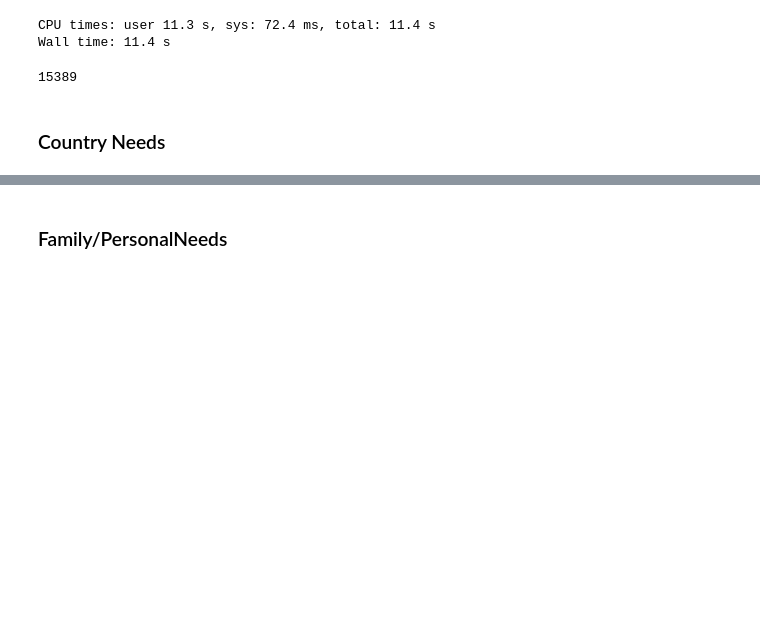
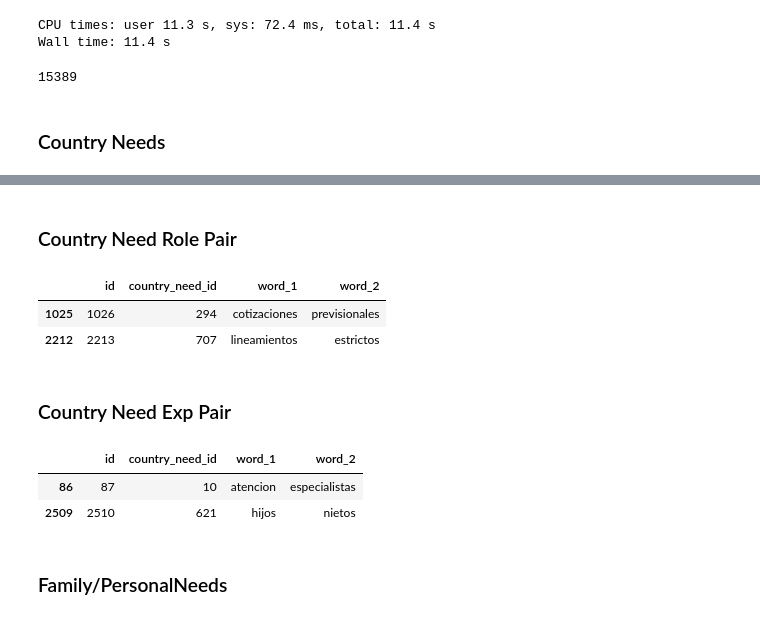
Before and after one commit to ECQQ/preprocessing, a Jupyter notebook: Pipeline.ipynb, the cells around one changed output, grey strips where cells are left out. Drawn from its saved outputs; the diff is of its cells as text; code cells hidden in the pictures; blank space fills up the shorter version.

```diff
--- a/Pipeline.ipynb
+++ b/Pipeline.ipynb
@@ -108,0 +119,12 @@ country_needs.sample(3)
+# %% [markdown]
+### Country Need Role Pair
+# %%
+country_need_role_pair = create_pair_token(country_needs, 'role_tokens', 'country_need_id')
+# %%
+country_need_role_pair.sample(2)
+# %% [output]
+|  | id | country_need_id | word_1 | word_2 |
+| 1025 | 1026 | 294 | cotizaciones | previsionales |
+| 2212 | 2213 | 707 | lineamientos | estrictos |
+# %% [markdown]
+### Country Need Exp Pair
@@ -109,3 +133,9 @@ country_needs.sample(3)
+# %%
+country_need_exp_pair.sample(2)
+# %% [output]
+|  | id | country_need_id | word_1 | word_2 |
+| 86 | 87 | 10 | atencion | especialistas |
+| 2509 | 2510 | 621 | hijos | nietos |
 # %% [markdown]
 ### Family/PersonalNeeds
 # %%
```
Also changed, not shown: parts of 13 cells of this notebook, 1 other file.
